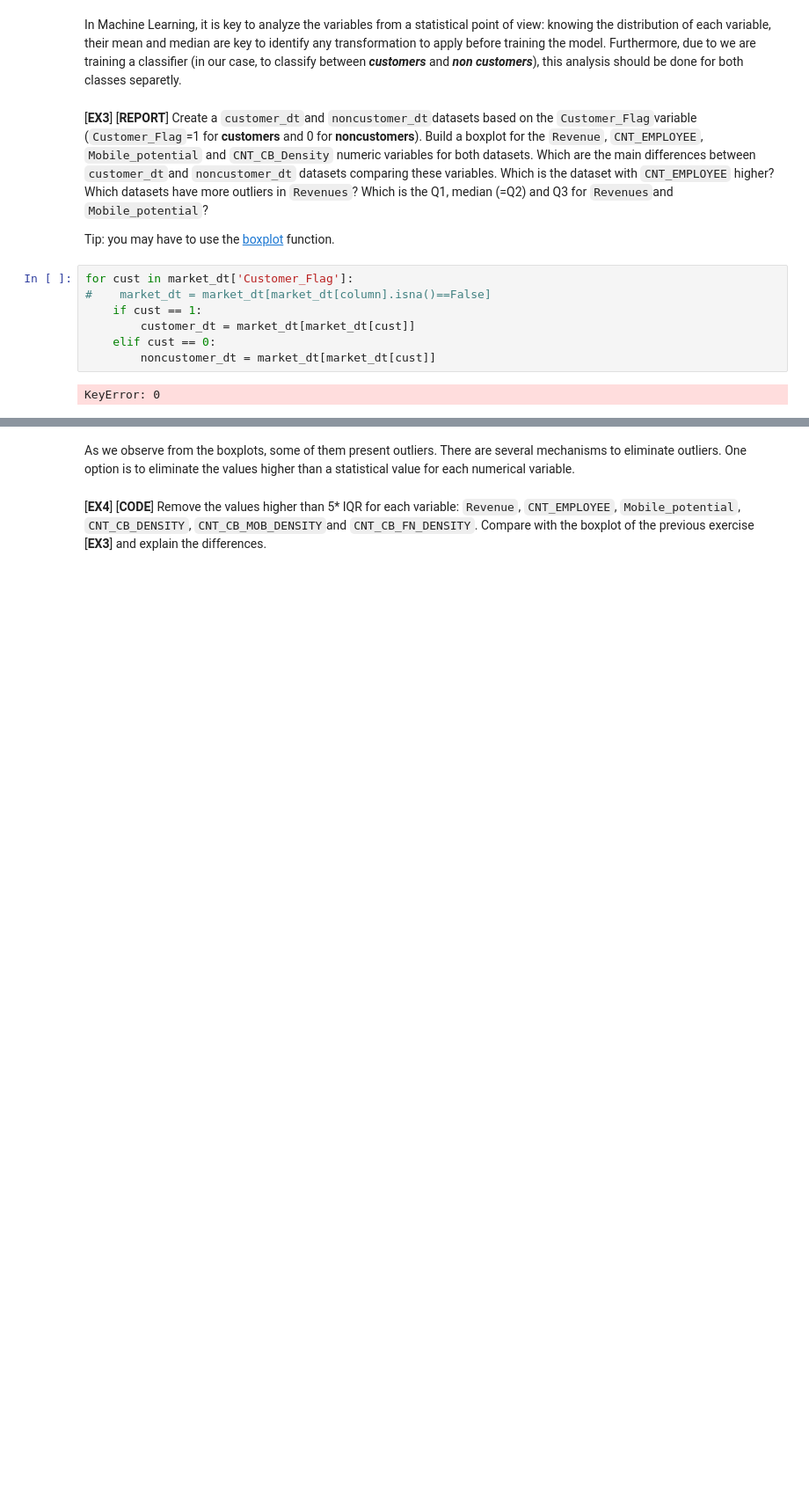
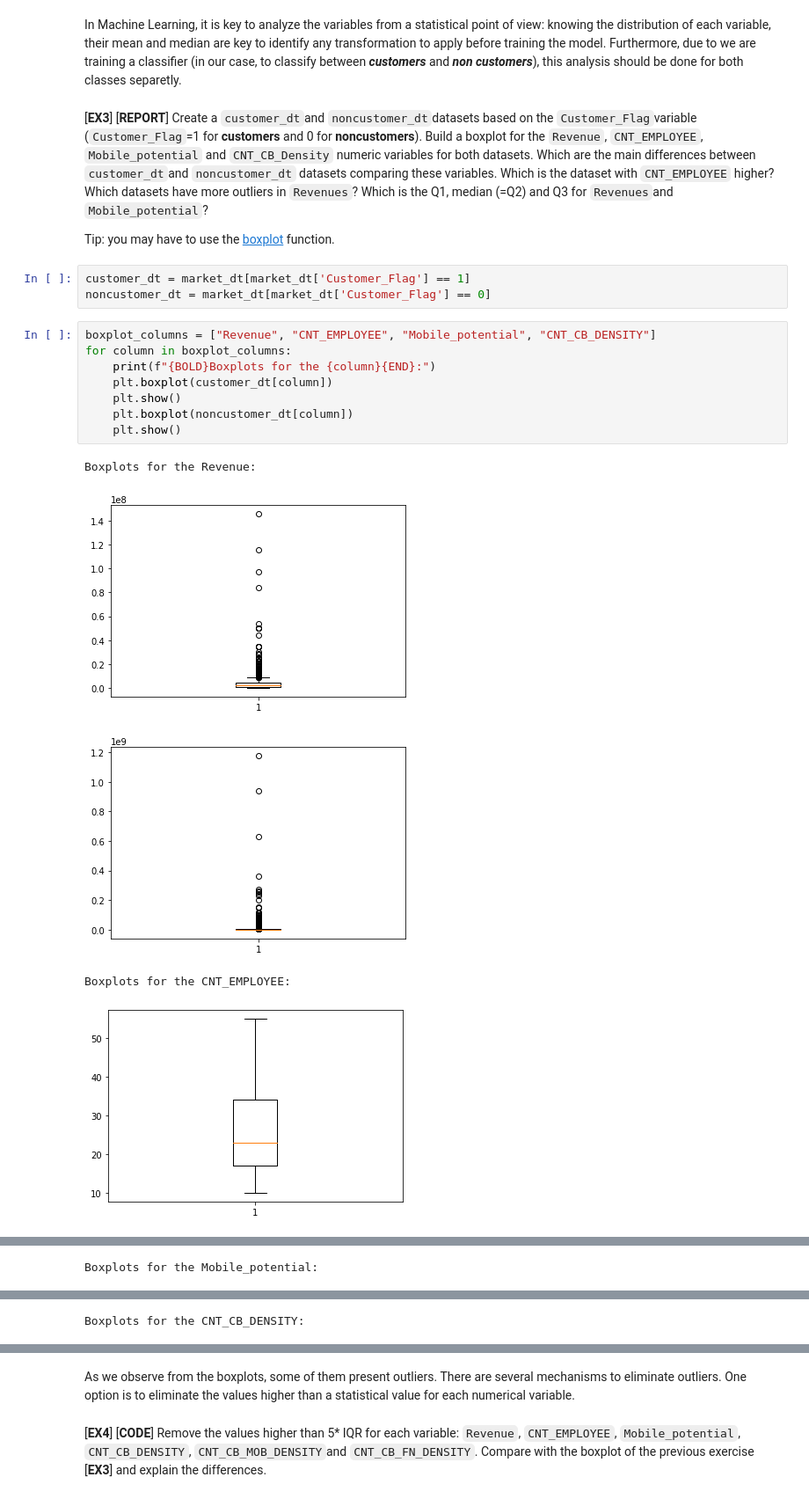
Before and after one commit to alex1162/Machine-Learning, a Jupyter notebook: PJ2/P02.ipynb, the cells around one changed output, grey strips where cells are left out. Shown at 88% size. Saved outputs shown, nothing was run; the diff lists cells and outputs as text; blank space fills up the shorter version.

```diff
--- a/PJ2/P02.ipynb
+++ b/PJ2/P02.ipynb
@@ -164,12 +164,20 @@ Furthermore, due to we are training a classifier (in our case, to classify betwe
 
 
 Tip: you may have to use the [boxplot](https://matplotlib.org/3.1.1/api/_as_gen/matplotlib.pyplot.boxplot.html) function.
-# %%
-for cust in market_dt['Customer_Flag']:
-#    market_dt = market_dt[market_dt[column].isna()==False]
-    if cust == 1:
-        customer_dt = market_dt[market_dt[cust]]
-    elif cust == 0:
-        noncustomer_dt = market_dt[market_dt[cust]]
-# %% [output]
-KeyError: 0
+# %%
+customer_dt = market_dt[market_dt['Customer_Flag'] == 1]
+noncustomer_dt = market_dt[market_dt['Customer_Flag'] == 0]
+# %%
+boxplot_columns = ["Revenue", "CNT_EMPLOYEE", "Mobile_potential", "CNT_CB_DENSITY"]
+for column in boxplot_columns:
+    print(f"{BOLD}Boxplots for the {column}{END}:")
+    plt.boxplot(customer_dt[column])
+    plt.show()
+    plt.boxplot(noncustomer_dt[column])
+    plt.show()
+# %% [output]
+Boxplots for the Revenue:
+[figure, added]
+[figure, added]
+Boxplots for the CNT_EMPLOYEE:
+[figure, added]
@@ -175,0 +185 @@ KeyError: 0
+Boxplots for the Mobile_potential:
@@ -175,0 +188 @@ KeyError: 0
+Boxplots for the CNT_CB_DENSITY:
```
Also changed, not shown: parts of 5 cells of this notebook.
